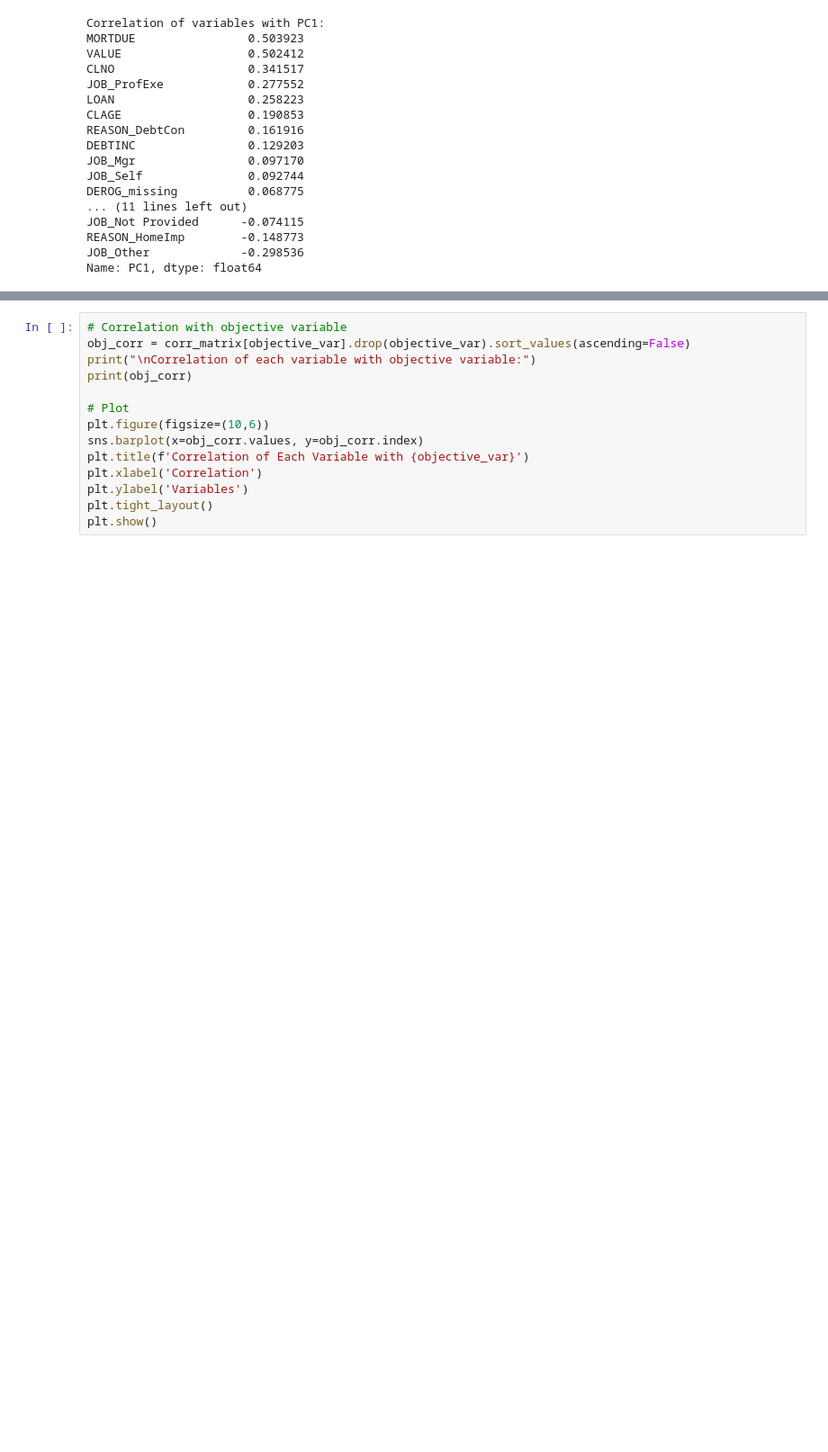
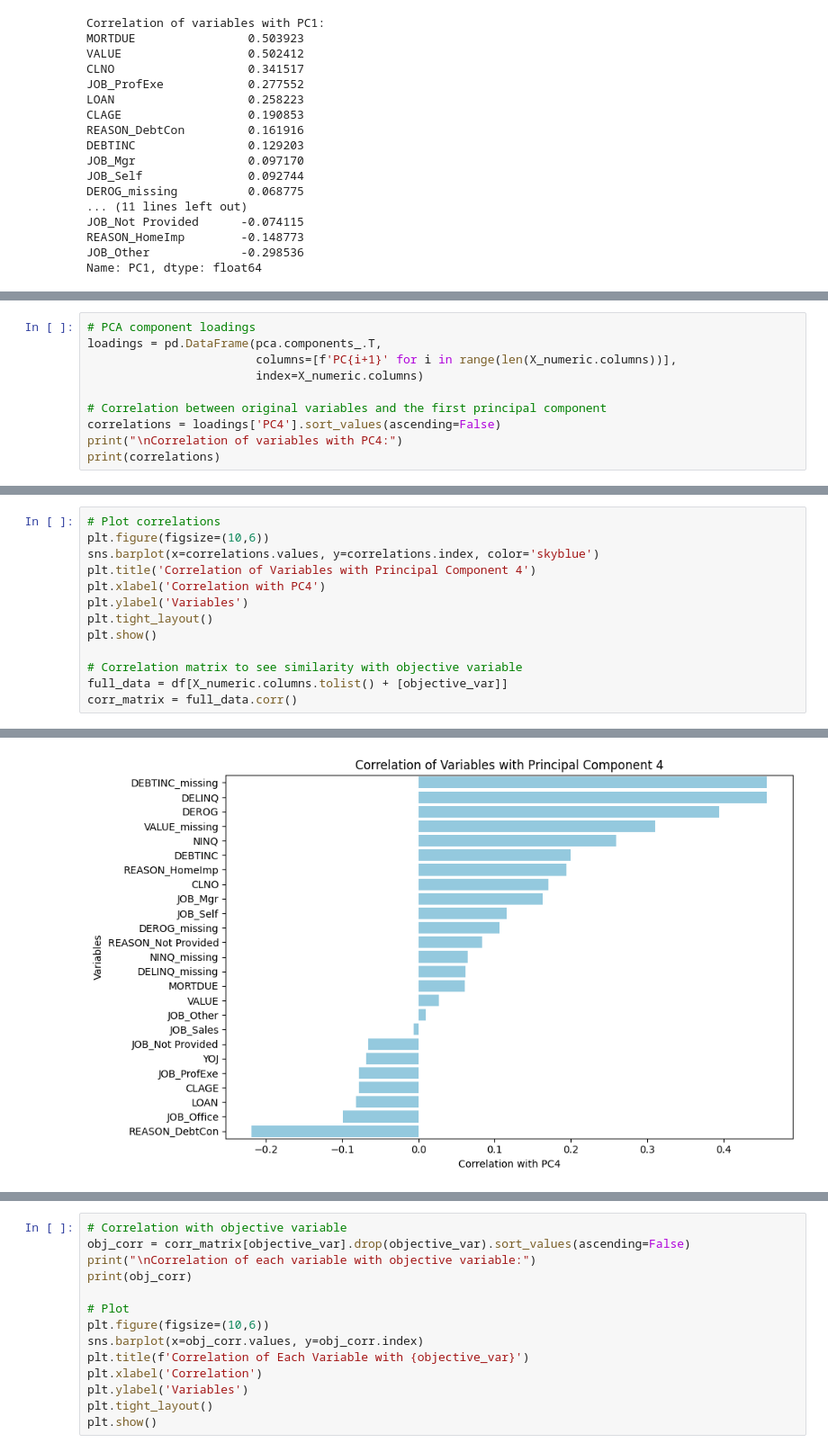
Before and after one commit to solrac2905/Data_Analytics_Project, a Jupyter notebook: ambs-analytics-project/notebooks/PCA.ipynb, the cells around one changed output, grey strips where cells are left out. Shown at 90% size. Cells and saved outputs as stored; diff of their text form; blank space fills up the shorter version.

```diff
--- a/ambs-analytics-project/notebooks/PCA.ipynb
+++ b/ambs-analytics-project/notebooks/PCA.ipynb
@@ -142,0 +257,10 @@ corr_matrix = full_data.corr()
+# %%
+# PCA component loadings
+loadings = pd.DataFrame(pca.components_.T,
+                        columns=[f'PC{i+1}' for i in range(len(X_numeric.columns))],
+                        index=X_numeric.columns)
+
+# Correlation between original variables and the first principal component
+correlations = loadings['PC4'].sort_values(ascending=False)
+print("\nCorrelation of variables with PC4:")
+print(correlations)
@@ -142,0 +285,14 @@ corr_matrix = full_data.corr()
+# %%
+# Plot correlations
+plt.figure(figsize=(10,6))
+sns.barplot(x=correlations.values, y=correlations.index, color='skyblue')
+plt.title('Correlation of Variables with Principal Component 4')
+plt.xlabel('Correlation with PC4')
+plt.ylabel('Variables')
+plt.tight_layout()
+plt.show()
+
+# Correlation matrix to see similarity with objective variable
+full_data = df[X_numeric.columns.tolist() + [objective_var]]
+corr_matrix = full_data.corr()
+# %% [output]
@@ -142,0 +300 @@ corr_matrix = full_data.corr()
+[figure, added]
```
Also changed, not shown: parts of 25 cells of this notebook, 1 other file.
